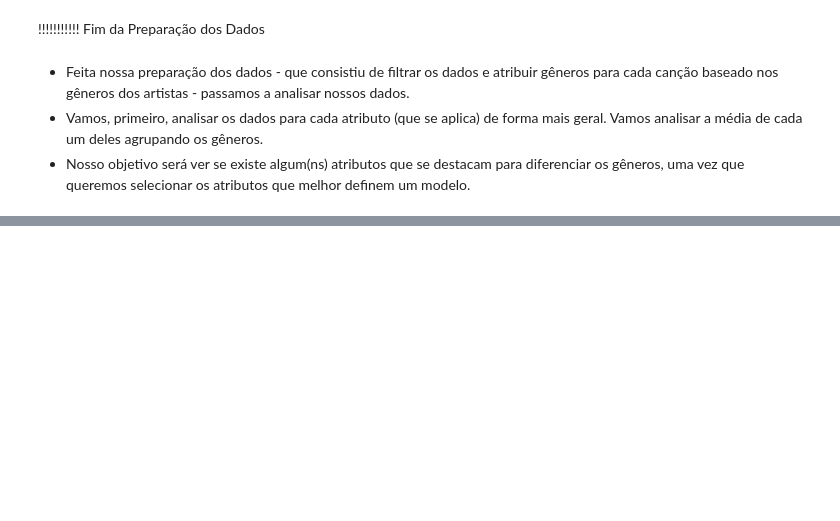
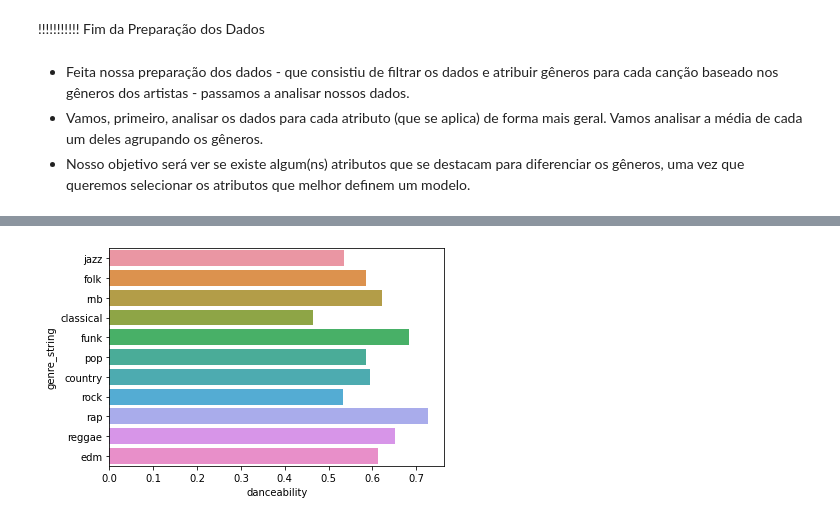
Before and after one commit to lucasleone21/Analyzing-Spotify-tracks, a Jupyter notebook: Analyzing Spotify tracks.ipynb, the cells around one changed output, grey strips where cells are left out. Saved outputs shown, nothing was run; the diff lists cells and outputs as text; code cells hidden in the pictures; blank space fills up the shorter version.

```diff
--- a/Analyzing Spotify tracks.ipynb
+++ b/Analyzing Spotify tracks.ipynb
@@ -192,0 +247,4 @@ training_tracks.head(11)
+# %%
+to_plot(training_tracks,"danceability")
+# %% [output]
+[figure, added]
```
Also changed, not shown: parts of 14 cells of this notebook.
